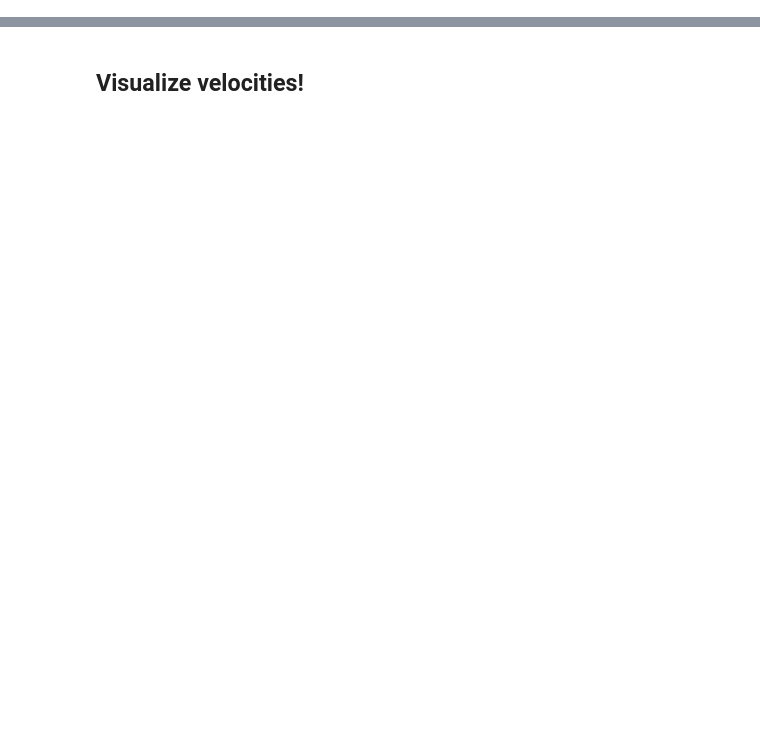
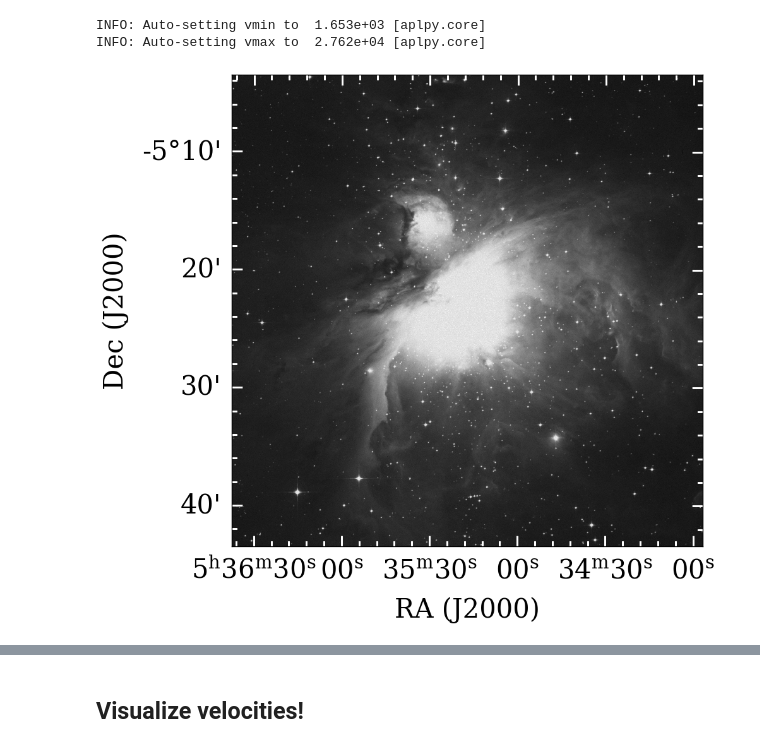
Before and after one commit to mathren/MfA_runaways, a Jupyter notebook: playground/explore_Gaia_dr3_catalog.ipynb, the cells around one changed output, grey strips where cells are left out. Cells and saved outputs as stored; diff of their text form; code cells hidden in the pictures; blank space fills up the shorter version.

```diff
--- a/playground/explore_Gaia_dr3_catalog.ipynb
+++ b/playground/explore_Gaia_dr3_catalog.ipynb
@@ -175,0 +42,17 @@ ax.set_ylabel(r"DEC [deg]")
+# %%
+fits_files = glob.glob('/mnt/home/mrenzo/public_binder/MfA_runaways/playground/orion/edu024/*.fits') # hardcoded local path
+# fits_files = glob.glob('/home/math/Documents/Outreach/MfA_workshop_runaways/playground/orion/edu024/*.fits') # hardcoded local path
+print(fits_files)
+image_concat = [fits.getdata(image) for image in fits_files]
+# open one file
+hdul = fits.open(fits_files[1])
+# show fits header -- explains what is in the fits file
+# for i, line in enumerate(hdul[0].header):
+#     print(line)
+# print(hdul[0].header)
+# get world coordinate system (wcs) from image
+wcs = WCS(hdul[0].header)
+# get center of that image
+orion_im_ra = Angle(hdul[0].header["OBJCTRA"], unit=u.hourangle).to(u.degree)
+orion_im_dec = Angle(hdul[0].header["OBJCTDEC"], unit=u.deg).to(u.degree)
+print(orion_im_ra.to(u.deg), orion_im_dec.to(u.deg))
@@ -175,0 +76,14 @@ ax.set_ylabel(r"DEC [deg]")
+# %%
+# create stacked array of data
+stacked = np.zeros(shape=image_concat[0].shape)
+for image in image_concat:
+    stacked += image
+
+# plot composite red+IR image
+fig = aplpy.FITSFigure(fits_files[0], figsize=(10,10)) #, downsample=300) ###remove downsample=300 for final plot
+# make ticks prettier
+fig.ticks.set_tick_direction('in')
+fig.ticks.set_linewidth(2)
+fig.ticks.set_length(12, 0.5)
+fig.show_grayscale(aspect='equal')
+# %% [output]
@@ -175,0 +101,3 @@ ax.set_ylabel(r"DEC [deg]")
+INFO: Auto-setting vmin to  1.653e+03 [aplpy.core]
+INFO: Auto-setting vmax to  2.762e+04 [aplpy.core]
+[figure, added]
```
Also changed, not shown: parts of 46 cells of this notebook, 2 other files.
